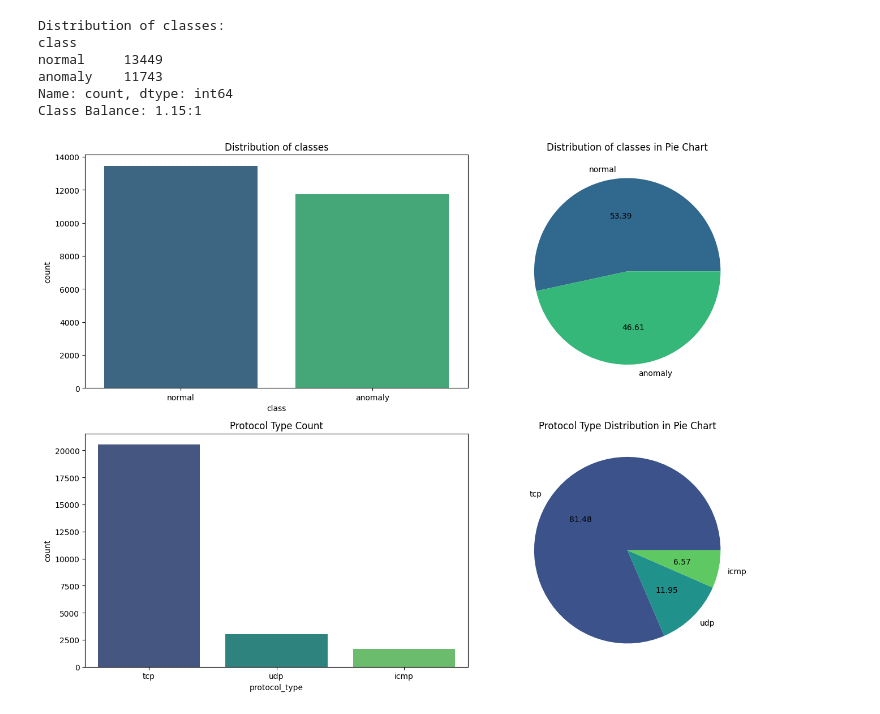
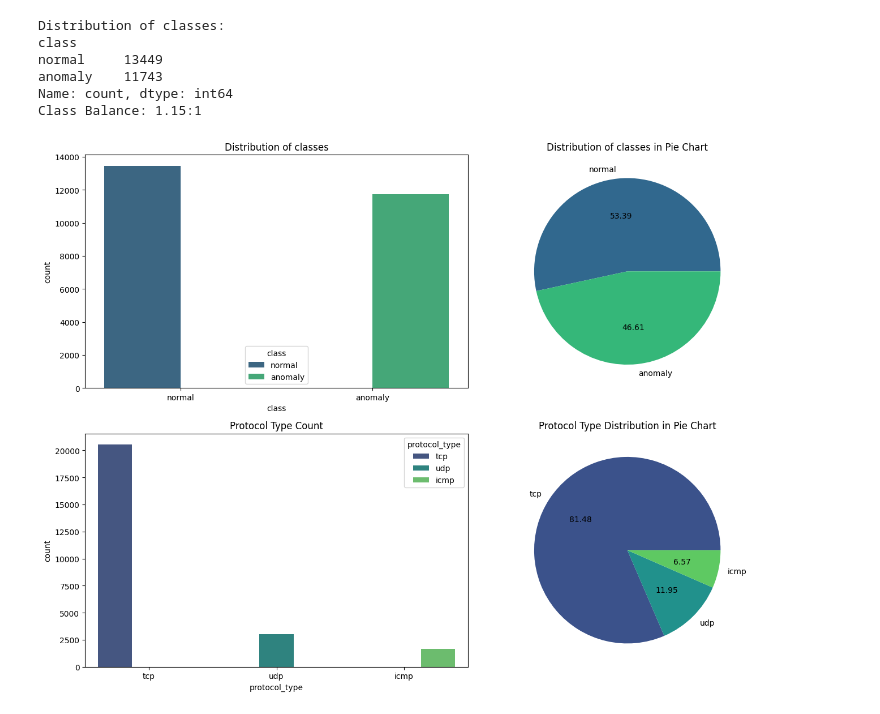
Before and after one commit to Luv-valecha/Network_Intrusion, a Jupyter notebook: .ipynb Notebooks/Eda_1.ipynb, the cells around one changed output. Saved outputs shown, nothing was run; the diff lists cells and outputs as text; code cells hidden in the pictures.

```diff
--- a/.ipynb Notebooks/Eda_1.ipynb
+++ b/.ipynb Notebooks/Eda_1.ipynb
@@ -46,33 +46,33 @@ Class Balance: 1.15:1
 # %%
 import matplotlib.pyplot as plt
 import seaborn as sns
 
 fig, axes = plt.subplots(2, 2, figsize=(14, 10))  # Create a 2x2 grid
 
 
 palette = "viridis"
 
 # Pie chart of class distribution
 label = df['class'].value_counts().index
 color = sns.color_palette(palette, n_colors=2)
 axes[0, 1].pie(df['class'].value_counts(), labels=label, autopct="%0.2f", colors=color)
 axes[0, 1].set_title("Distribution of classes in Pie Chart")
 
 #Bar chart of class distribution
-sns.countplot(ax=axes[0, 0], x=df['class'], hue=df['class'], palette=palette, legend=False)
+sns.countplot(ax=axes[0, 0], x=df['class'], hue=df['class'], palette=palette)
 axes[0, 0].set_title("Distribution of classes")
 
 #Pie chart of protocol type
 label=df['protocol_type'].value_counts().index
 color = sns.color_palette(palette, n_colors=3)
 axes[1, 1].pie(df['protocol_type'].value_counts(),labels = label , autopct="%0.2f", colors=color)
 axes[1, 1].set_title("Protocol Type Distribution in Pie Chart")
 
 #Bar chart of protocol type
-sns.countplot(ax=axes[1, 0], x=df['protocol_type'], hue=df['protocol_type'], palette=palette, legend=False)
+sns.countplot(ax=axes[1, 0], x=df['protocol_type'], hue=df['protocol_type'], palette=palette)
 axes[1, 0].set_title("Protocol Type Count")
 
 plt.tight_layout()
 plt.show()
 # %% [output]
-[figure, old version]
+[figure, new version]
```
Also changed, not shown: parts of 4 cells of this notebook, 4 other files.
